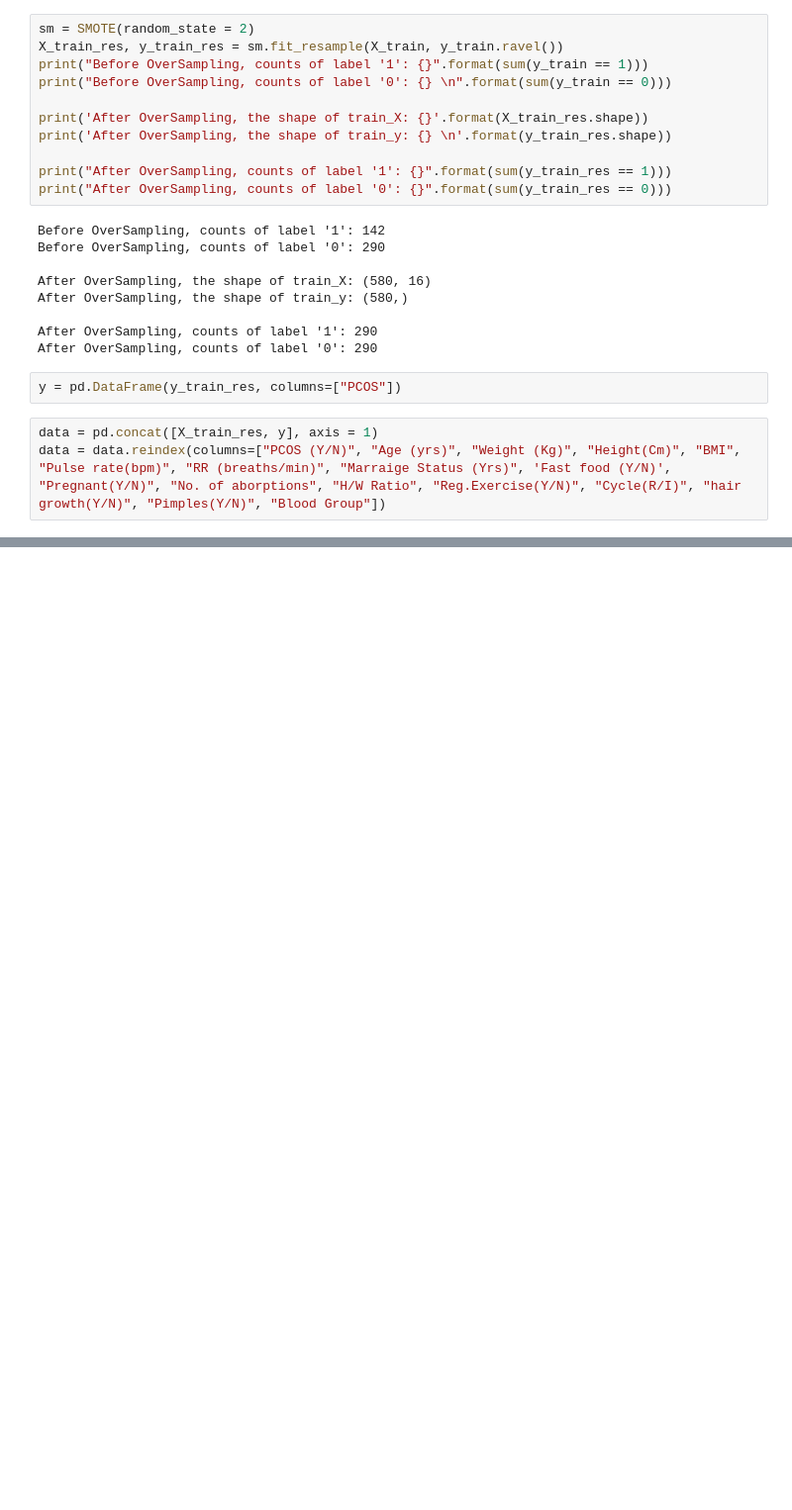
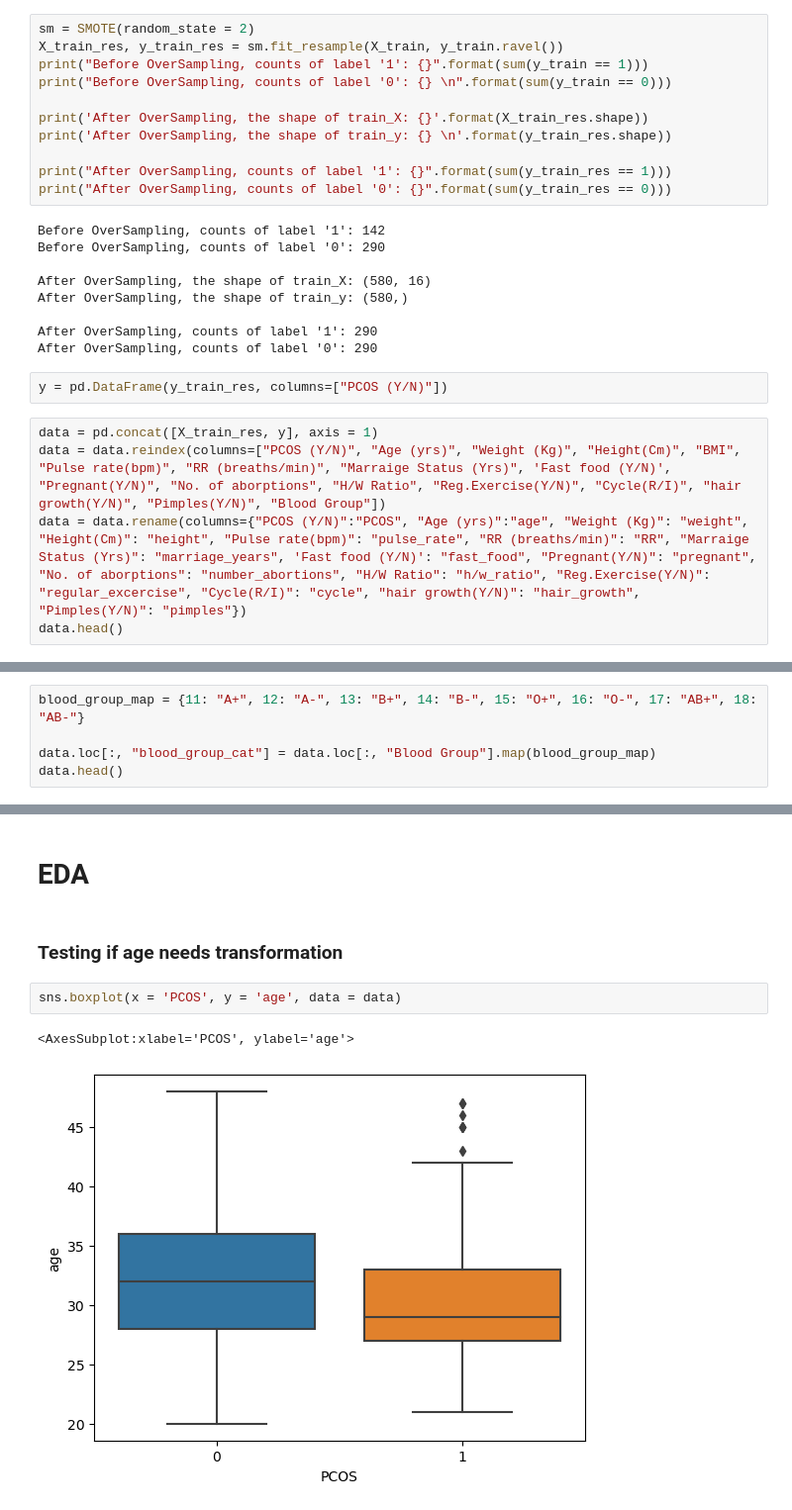
Before and after one commit to ericaez/STAT-303-2-Project, a Jupyter notebook: Project.ipynb, the cells around one changed output, grey strips where cells are left out. Shown at 99% size. Drawn from its saved outputs; the diff is of its cells as text; blank space fills up the shorter version.

```diff
--- a/Project.ipynb
+++ b/Project.ipynb
@@ -74,7 +74,9 @@ After OverSampling, the shape of train_y: (580,)
 After OverSampling, counts of label '1': 290
 After OverSampling, counts of label '0': 290
 # %%
-y = pd.DataFrame(y_train_res, columns=["PCOS"])
+y = pd.DataFrame(y_train_res, columns=["PCOS (Y/N)"])
 # %%
 data = pd.concat([X_train_res, y], axis = 1)
 data = data.reindex(columns=["PCOS (Y/N)", "Age (yrs)", "Weight (Kg)", "Height(Cm)", "BMI", "Pulse rate(bpm)", "RR (breaths/min)", "Marraige Status (Yrs)", 'Fast food (Y/N)', "Pregnant(Y/N)", "No. of aborptions", "H/W Ratio", "Reg.Exercise(Y/N)", "Cycle(R/I)", "hair growth(Y/N)", "Pimples(Y/N)", "Blood Group"])
+data = data.rename(columns={"PCOS (Y/N)":"PCOS", "Age (yrs)":"age", "Weight (Kg)": "weight", "Height(Cm)": "height", "Pulse rate(bpm)": "pulse_rate", "RR (breaths/min)": "RR", "Marraige Status (Yrs)": "marriage_years", 'Fast food (Y/N)': "fast_food", "Pregnant(Y/N)": "pregnant", "No. of aborptions": "number_abortions", "H/W Ratio": "h/w_ratio", "Reg.Exercise(Y/N)": "regular_excercise", "Cycle(R/I)": "cycle", "hair growth(Y/N)": "hair_growth", "Pimples(Y/N)": "pimples"})
+data.head()
@@ -84,0 +96,5 @@ data.shape
+# %%
+blood_group_map = {11: "A+", 12: "A-", 13: "B+", 14: "B-", 15: "O+", 16: "O-", 17: "AB+", 18: "AB-"}
+
+data.loc[:, "blood_group_cat"] = data.loc[:, "Blood Group"].map(blood_group_map)
+data.head()
@@ -84,0 +108,9 @@ data.shape
+# %% [markdown]
+# EDA
+# %% [markdown]
+### Testing if age needs transformation
+# %%
+sns.boxplot(x = 'PCOS', y = 'age', data = data)
+# %% [output]
+<AxesSubplot:xlabel='PCOS', ylabel='age'>
+[figure, added]
```
Also changed, not shown: parts of 17 cells of this notebook, 2 other files.
